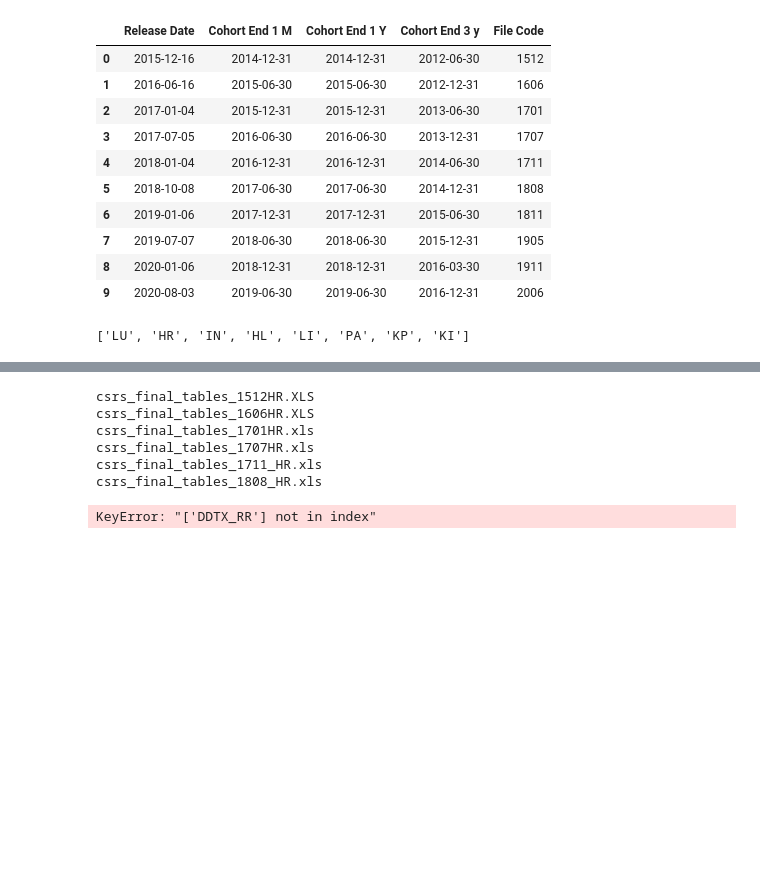
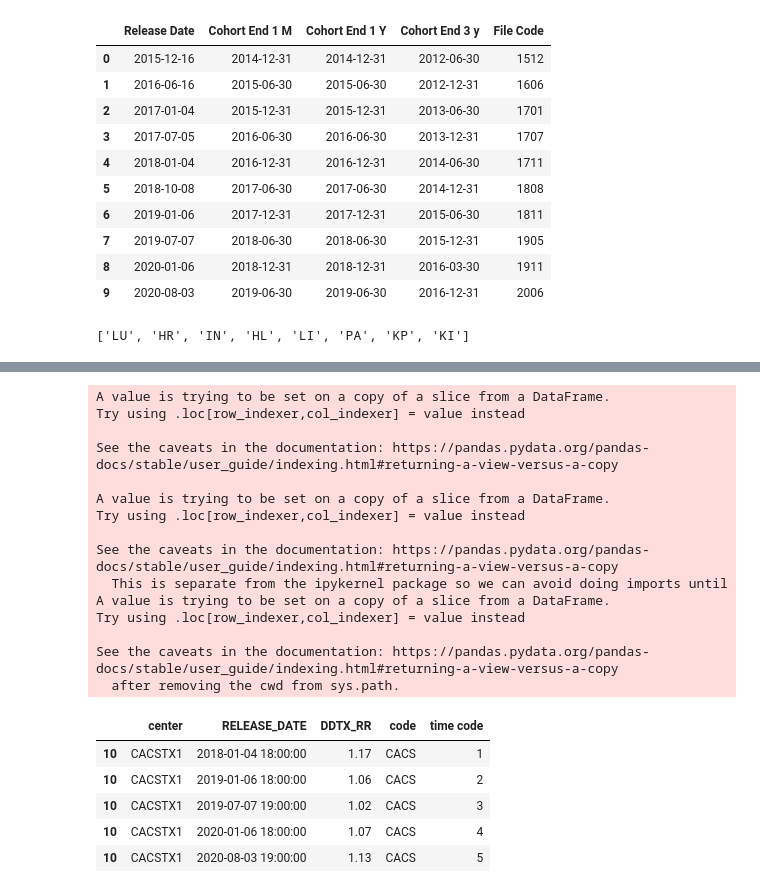
Before and after one commit to heatherjcohen/SRTR, a Jupyter notebook: Predict A Score for Next Cohort.ipynb, the cells around one changed output, grey strips where cells are left out. Drawn from its saved outputs; the diff is of its cells as text; code cells hidden in the pictures; blank space fills up the shorter version.

```diff
--- a/Predict A Score for Next Cohort.ipynb
+++ b/Predict A Score for Next Cohort.ipynb
@@ -145,21 +148,11 @@ HR = pd.DataFrame()
 columnslist = ["center","RELEASE_DATE",'DDTX_RR']
 for file in onlyfiles:
     if 'HR' in file:
-        #print(file)
-        df1 = pd.read_excel(file, sheet_name =None)
-        if 'Tbls B4-B5 & Fig B1-B6 - All' in df1.keys():
+        if 'Tbls B4-B5 & Fig B1-B6 - All' in sheetlist[file]:
             df = pd.read_excel(file, sheet_name ='Tbls B4-B5 & Fig B1-B6 - All')
 
             df.columns = df.columns.str.strip()
-            df2 = df[columnslist]
-            df2 = df2.iloc[1:]
-            df2.center = df2.center.str.strip()
-            HR = pd.concat([HR, df2])
+            if 'DDTX_RR' in df.columns:
+                df2 = df[columnslist]
+                df2 = df2.iloc[1:]
+                HR = pd.concat([HR, df2])
-# %% [output]
-csrs_final_tables_1512HR.XLS
-csrs_final_tables_1606HR.XLS
-csrs_final_tables_1701HR.xls
-csrs_final_tables_1707HR.xls
-csrs_final_tables_1711_HR.xls
-csrs_final_tables_1808_HR.xls
-KeyError: "['DDTX_RR'] not in index"
@@ -165,0 +161,28 @@ KeyError: "['DDTX_RR'] not in index"
+# %%
+example1 = HR[HR['code']=='CACS']
+example1['RELEASE_DATE'] = pd.to_datetime(example1['RELEASE_DATE'])
+example1['time code'] = [1,2,3,4,5]
+example1["DDTX_RR"]= pd.to_numeric(example1["DDTX_RR"],errors='coerce')
+example1
+# %% [output]
+A value is trying to be set on a copy of a slice from a DataFrame.
+Try using .loc[row_indexer,col_indexer] = value instead
+
+See the caveats in the documentation: https://pandas.pydata.org/pandas-docs/stable/user_guide/indexing.html#returning-a-view-versus-a-copy
+
+A value is trying to be set on a copy of a slice from a DataFrame.
+Try using .loc[row_indexer,col_indexer] = value instead
+
+See the caveats in the documentation: https://pandas.pydata.org/pandas-docs/stable/user_guide/indexing.html#returning-a-view-versus-a-copy
+  This is separate from the ipykernel package so we can avoid doing imports until
+A value is trying to be set on a copy of a slice from a DataFrame.
+Try using .loc[row_indexer,col_indexer] = value instead
+
+See the caveats in the documentation: https://pandas.pydata.org/pandas-docs/stable/user_guide/indexing.html#returning-a-view-versus-a-copy
+  after removing the cwd from sys.path.
+|  | center | RELEASE_DATE | DDTX_RR | code | time code |
+| 10 | CACSTX1 | 2018-01-04 18:00:00 | 1.17 | CACS | 1 |
+| 10 | CACSTX1 | 2019-01-06 18:00:00 | 1.06 | CACS | 2 |
+| 10 | CACSTX1 | 2019-07-07 19:00:00 | 1.02 | CACS | 3 |
+| 10 | CACSTX1 | 2020-01-06 18:00:00 | 1.07 | CACS | 4 |
+| 10 | CACSTX1 | 2020-08-03 19:00:00 | 1.13 | CACS | 5 |
```
Also changed, not shown: parts of 10 cells of this notebook.
